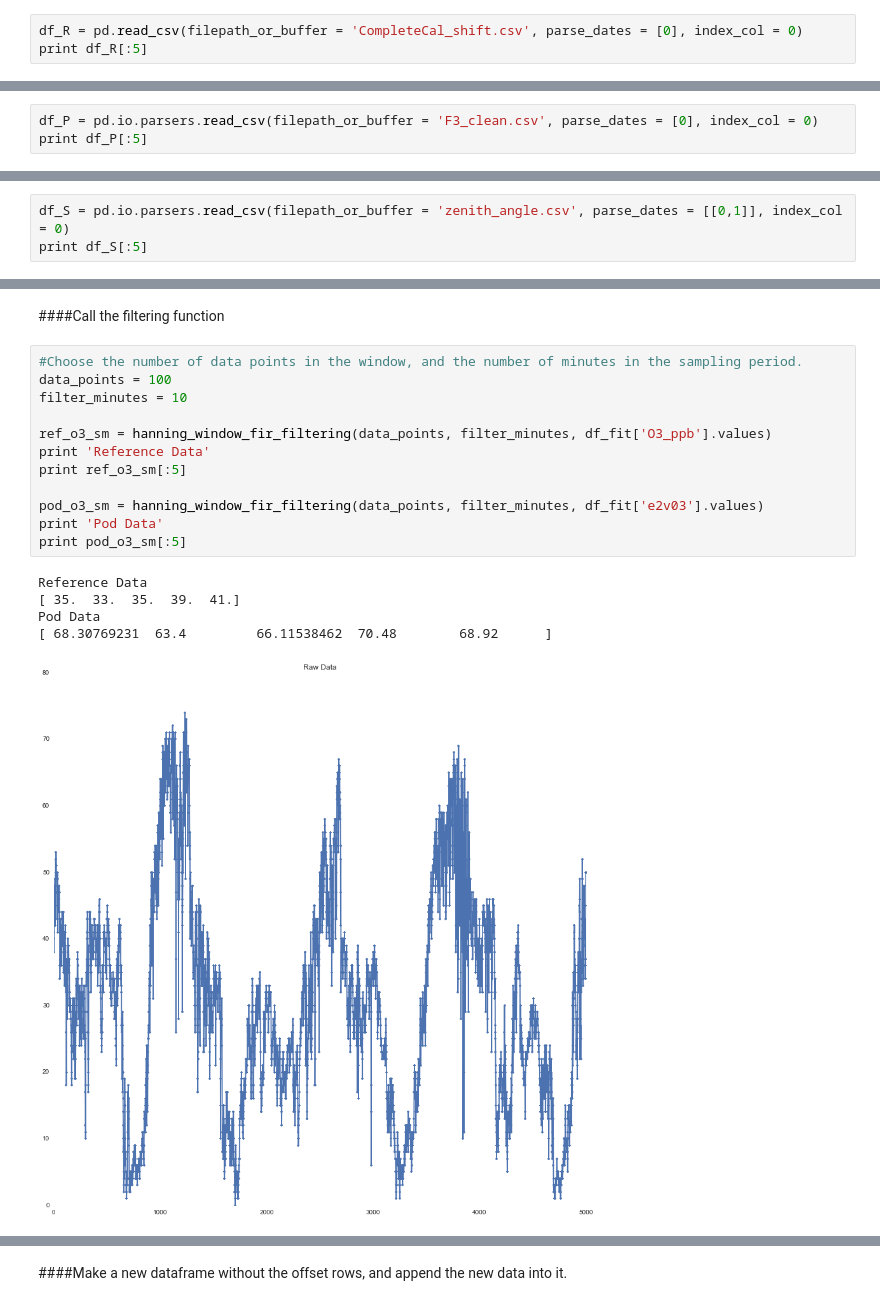
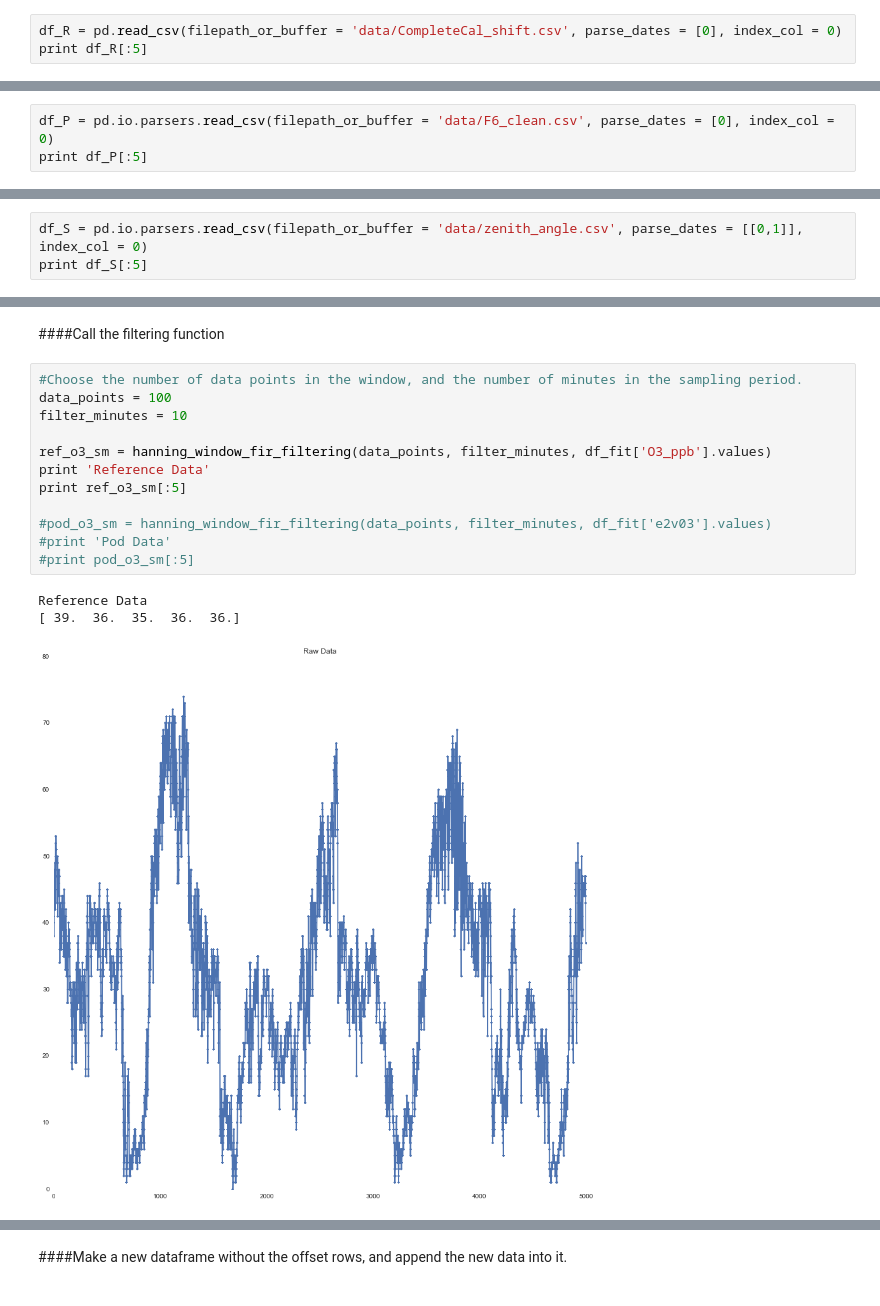
Before and after one commit to balmandhunter/Regressions_machine_learning, a Jupyter notebook: Data Filtering_v2.ipynb, the cells around one changed output, grey strips where cells are left out. Saved outputs shown, nothing was run; the diff lists cells and outputs as text.

```diff
--- a/Data Filtering_v2.ipynb
+++ b/Data Filtering_v2.ipynb
@@ -8,7 +8,7 @@ from scipy import signal
 # %% [markdown]
 ##Import Reference Data
 # %%
-df_R = pd.read_csv(filepath_or_buffer = 'CompleteCal_shift.csv', parse_dates = [0], index_col = 0)
+df_R = pd.read_csv(filepath_or_buffer = 'data/CompleteCal_shift.csv', parse_dates = [0], index_col = 0)
 print df_R[:5]
 # %% [output]
                      CO_ppm  NO_ppb  NO2_ppb  O3_ppb
@@ -21,7 +21,7 @@ Date
 # %% [markdown]
 ##Import Pod Data
 # %%
-df_P = pd.io.parsers.read_csv(filepath_or_buffer = 'F3_clean.csv', parse_dates = [0], index_col = 0)
+df_P = pd.io.parsers.read_csv(filepath_or_buffer = 'data/F6_clean.csv', parse_dates = [0], index_col = 0)
 print df_P[:5]
 # %% [output]
                        UnixTime  e2v03  Temp    Rh
@@ -34,7 +34,7 @@ YYYY/MM/DD_HH:MM:SS
 # %% [markdown]
 ##Import Solar Data
 # %%
-df_S = pd.io.parsers.read_csv(filepath_or_buffer = 'zenith_angle.csv', parse_dates = [[0,1]], index_col = 0)
+df_S = pd.io.parsers.read_csv(filepath_or_buffer = 'data/zenith_angle.csv', parse_dates = [[0,1]], index_col = 0)
 print df_S[:5]
 # %% [output]
                        Zenith Angle [degrees]
@@ -140,18 +140,16 @@ def hanning_window_fir_filtering(data_points, filter_minutes, y_data):
 # %%
 #Choose the number of data points in the window, and the number of minutes in the sampling period.
 data_points = 100
 filter_minutes = 10
 
 ref_o3_sm = hanning_window_fir_filtering(data_points, filter_minutes, df_fit['O3_ppb'].values)
 print 'Reference Data'
 print ref_o3_sm[:5]
 
-pod_o3_sm = hanning_window_fir_filtering(data_points, filter_minutes, df_fit['e2v03'].values)
-print 'Pod Data'
-print pod_o3_sm[:5]
+#pod_o3_sm = hanning_window_fir_filtering(data_points, filter_minutes, df_fit['e2v03'].values)
+#print 'Pod Data'
+#print pod_o3_sm[:5]
 # %% [output]
 Reference Data
-[ 35.  33.  35.  39.  41.]
-Pod Data
-[ 68.30769231  63.4         66.11538462  70.48        68.92      ]
+[ 39.  36.  35.  36.  36.]
-[figure, old version]
+[figure, new version]
```
Also changed, not shown: parts of 7 cells of this notebook, 4 other files.
